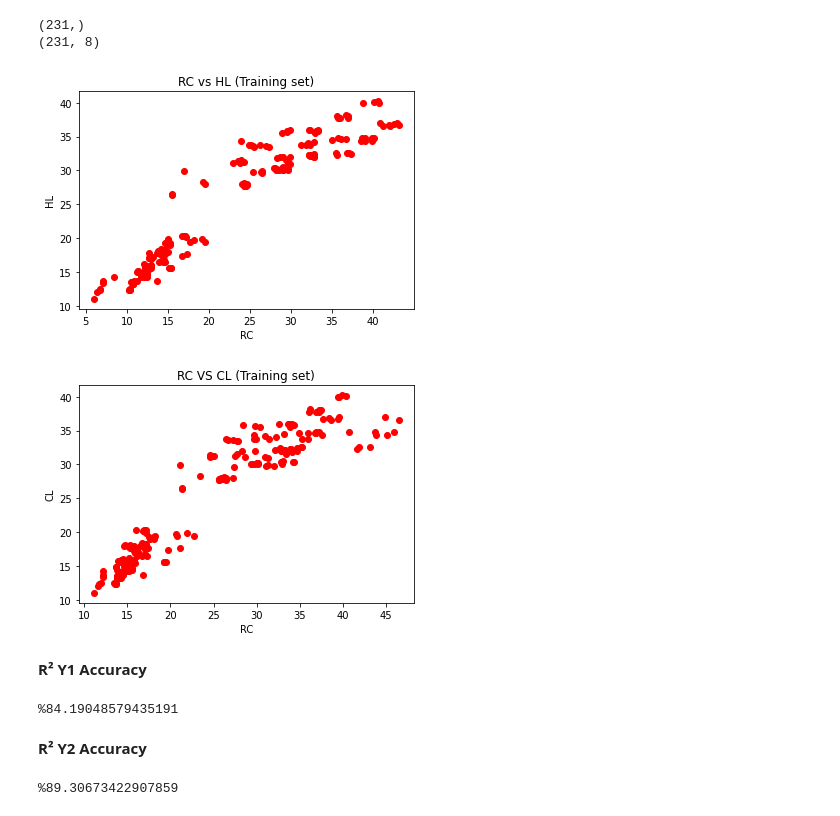
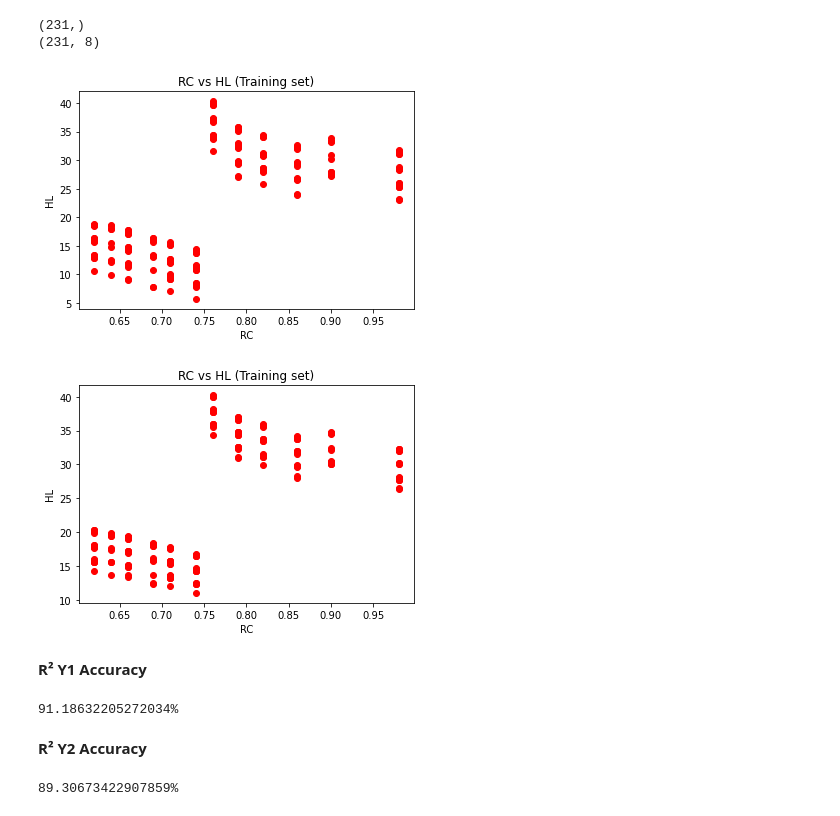
Before and after one commit to Jaeger47/A.I-Seminar, a Jupyter notebook: Linear_Regression.ipynb, the cells around one changed output. Cells and saved outputs as stored; diff of their text form; code cells hidden in the pictures.

```diff
--- a/Linear_Regression.ipynb
+++ b/Linear_Regression.ipynb
@@ -70,9 +66,9 @@ weights [-5.61917690e+01 -5.59395433e-02  4.02059525e-02 -4.80727479e-02
 linreg = LinearRegression()
 x_train_rs = x_train.values.reshape(-1,1)
 x_test_rs = x_test.values.reshape(-1,1)
-model = linreg.fit(x_train, y2_train)
-print('bias ', model.intercept_)
-print('weights', model.coef_)
+model2 = linreg.fit(x_train, y2_train)
+print('bias ', model2.intercept_)
+print('weights', model2.coef_)
 # %% [output]
 bias  87.58799128963122
 weights [-6.42094267e+01 -6.01059730e-02  2.55229955e-02 -4.28144842e-02
@@ -101,5 +97,5 @@ array([19.16855965, 12.37956229, 32.36551625, 29.95970324, 32.15762471,
 # %%
-y2_pred = model.predict(x_test)
+y2_pred=model2.predict(x_test)
 y2_pred
 # %% [output]
 array([19.16855965, 12.37956229, 32.36551625, 29.95970324, 32.15762471,
@@ -126,36 +122,36 @@ print(x_test.shape)
 (231,)
 (231, 8)
 # %%
-plt.scatter(y1_test, y1_pred, color = "red")
-#plt.plot(y1_test, y1_pred, color = "green")
+plt.scatter(x_test['RC'], y1_pred, color = "red")
+#plt.plot(x_test['RC'], y1_pred, color = "green")
 plt.title("RC vs HL (Training set)")
 plt.xlabel("RC")
 plt.ylabel("HL")
 plt.show()
 # %% [output]
-[figure, old version]
+[figure, new version]
 # %%
-plt.scatter(y2_test, y2_pred, color = "red")
-#plt.plot(y2_test, y2_pred, color = "green")
-plt.title("RC VS CL (Training set)")
+plt.scatter(x_test['RC'], y2_pred, color = "red")
+#plt.plot(x_test['RC'], y1_pred, color = "green")
+plt.title("RC vs HL (Training set)")
 plt.xlabel("RC")
-plt.ylabel("CL")
+plt.ylabel("HL")
 plt.show()
 # %% [output]
-[figure, old version]
+[figure, new version]
 # %% [markdown]
 **R² Y1 Accuracy**
 # %%
-r2_y1=model.score(x_test,y1_test)
+r2_y1=model1.score(x_test,y1_test)
 result=str(100*r2_y1)
-print("%"+result)
+print(result+"%")
 # %% [output]
-%84.19048579435191
+91.18632205272034%
 # %% [markdown]
 **R² Y2 Accuracy**
 # %%
-r2_y1=model.score(x_test,y2_test)
+r2_y1=model2.score(x_test,y2_test)
 result=str(100*r2_y1)
-print("%"+result)
+print(result+"%")
 # %% [output]
-%89.30673422907859
+89.30673422907859%
```
Also changed, not shown: parts of 6 cells of this notebook.
